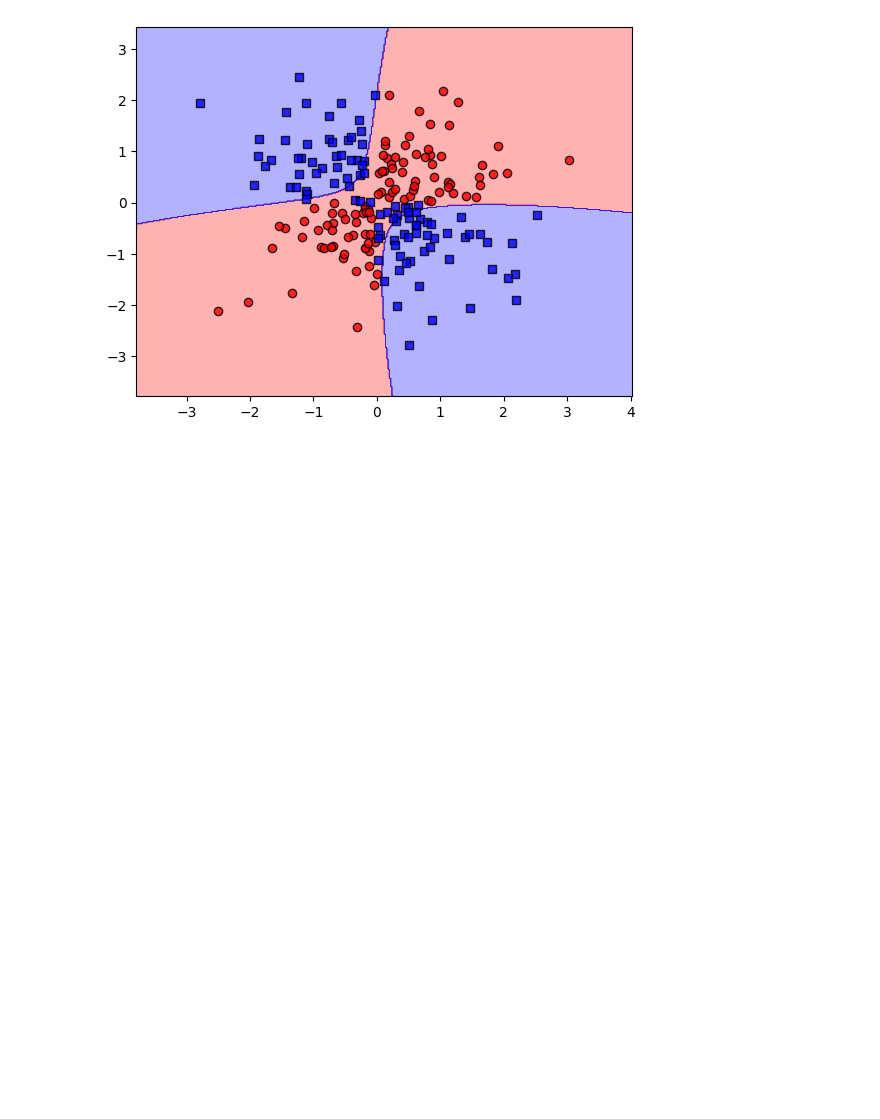
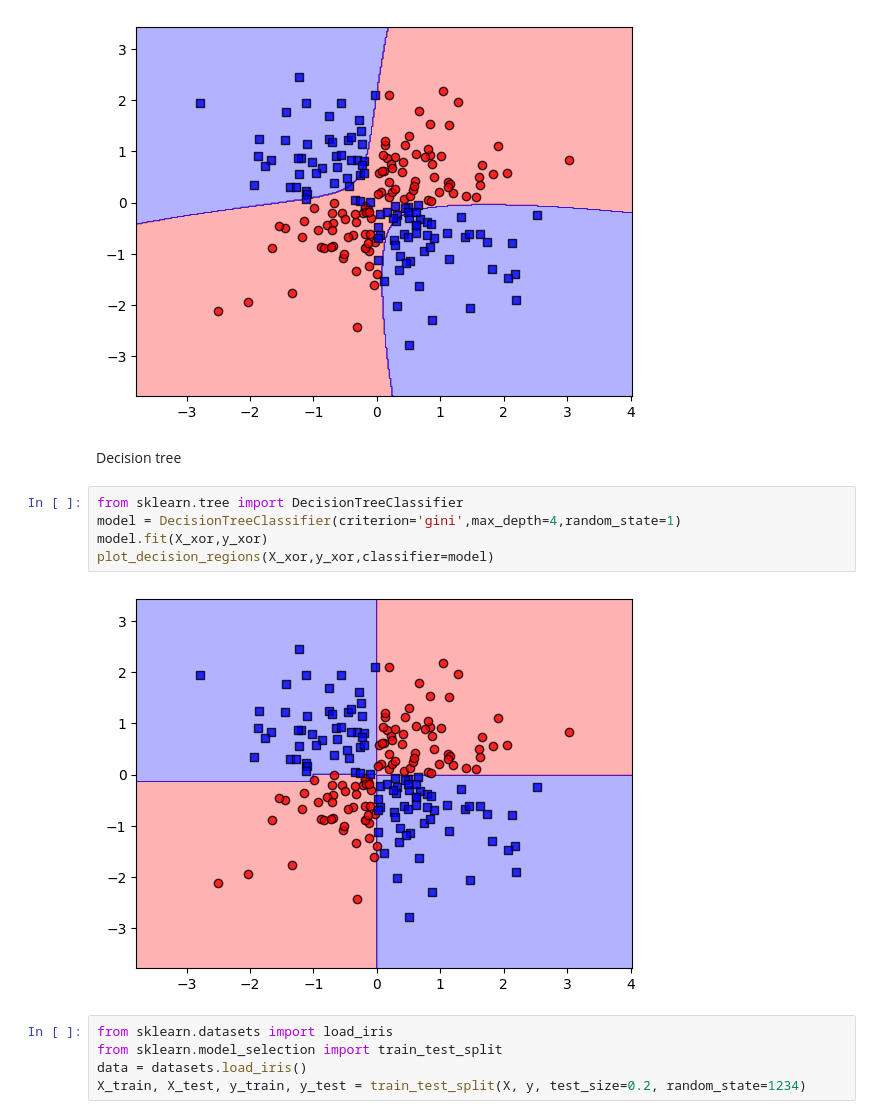
Before and after one commit to addo561/Pytorch-book-chapters, a Jupyter notebook: chapter3.ipynb, the cells around one changed output. Cells and saved outputs as stored; diff of their text form; blank space fills up the shorter version.

```diff
--- a/chapter3.ipynb
+++ b/chapter3.ipynb
@@ -177,3 +177,17 @@ svm.fit(X_xor,y_xor)
 plot_decision_regions(X_xor, y_xor, classifier=svm)
 # %% [output]
 [figure]
+# %% [markdown]
+Decision tree
+# %%
+from sklearn.tree import DecisionTreeClassifier
+model = DecisionTreeClassifier(criterion='gini',max_depth=4,random_state=1)
+model.fit(X_xor,y_xor)
+plot_decision_regions(X_xor,y_xor,classifier=model)
+# %% [output]
+[figure, added]
+# %%
+from sklearn.datasets import load_iris
+from sklearn.model_selection import train_test_split
+data = datasets.load_iris()
+X_train, X_test, y_train, y_test = train_test_split(X, y, test_size=0.2, random_state=1234)
```
Also changed, not shown: parts of 5 cells of this notebook.
